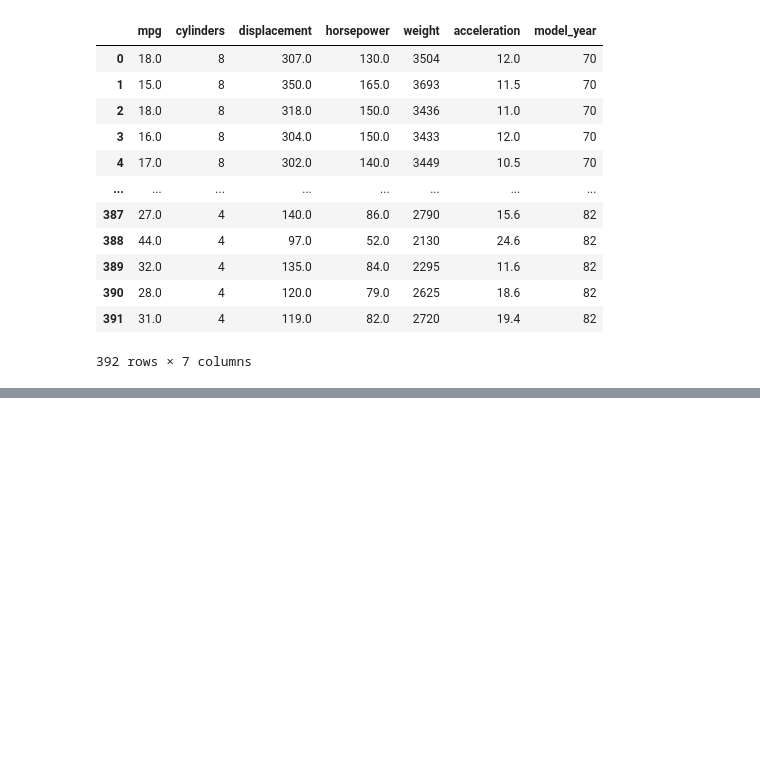
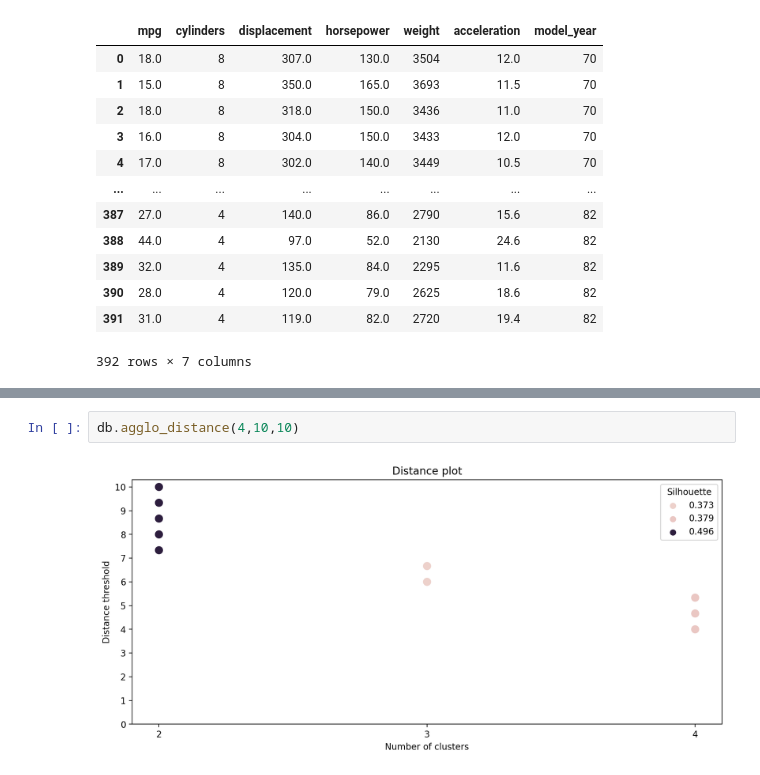
Before and after one commit to Familenko/cluster_tool, a Jupyter notebook: test_notebook.ipynb, the cells around one changed output, grey strips where cells are left out. Saved outputs shown, nothing was run; the diff lists cells and outputs as text; blank space fills up the shorter version.

```diff
--- a/test_notebook.ipynb
+++ b/test_notebook.ipynb
@@ -46,0 +65,4 @@ db.df
+# %%
+db.agglo_distance(4,10,10)
+# %% [output]
+[figure, added]
```
Also changed, not shown: parts of 9 cells of this notebook, 5 other files.
